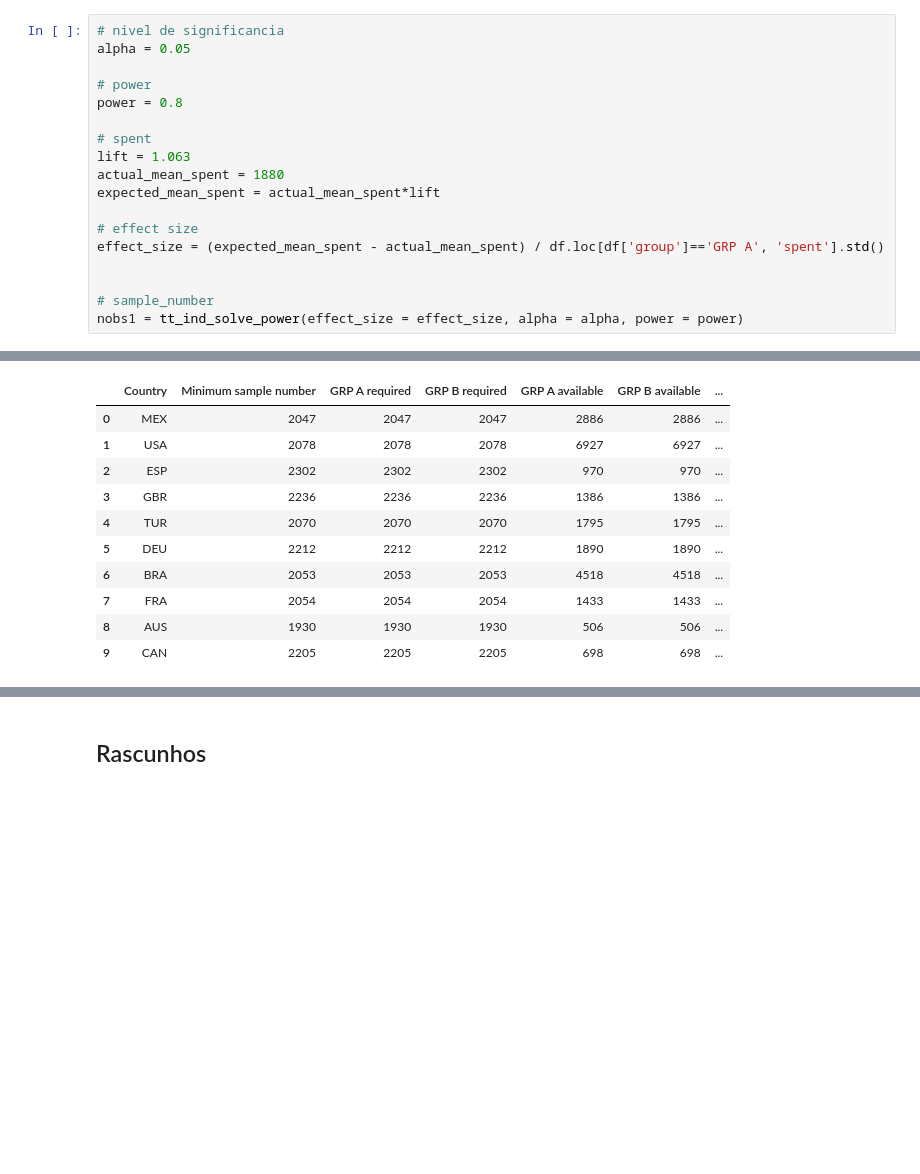
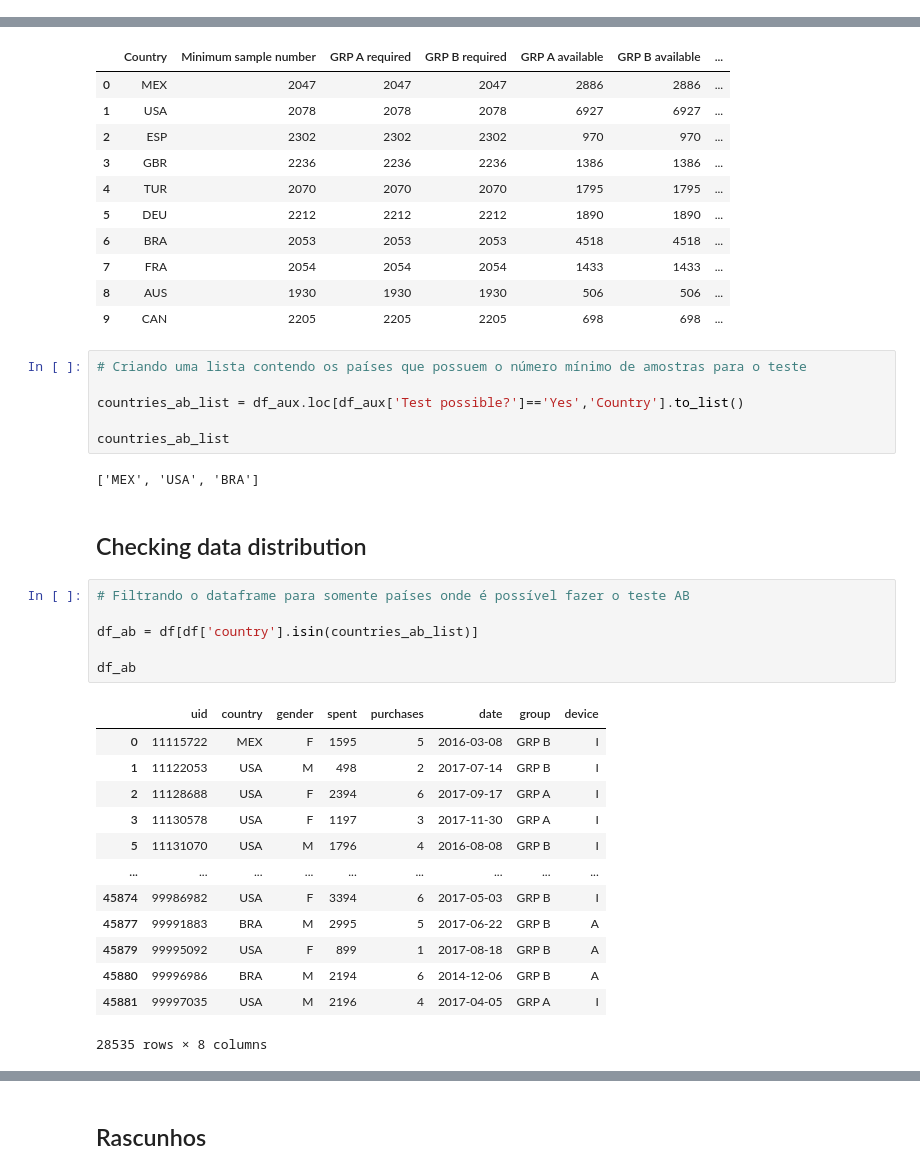
Before and after one commit to GustavoHBDuarte/AB_testing, a Jupyter notebook: A_B_testing.ipynb, the cells around one changed output, grey strips where cells are left out. Cells and saved outputs as stored; diff of their text form; blank space fills up the shorter version.

```diff
--- a/A_B_testing.ipynb
+++ b/A_B_testing.ipynb
@@ -180,18 +181,0 @@ Name: country, dtype: float64
-# %%
-# nivel de significancia
-alpha = 0.05
-
-# power
-power = 0.8
-
-# spent
-lift = 1.063
-actual_mean_spent = 1880
-expected_mean_spent = actual_mean_spent*lift
-
-# effect size
-effect_size = (expected_mean_spent - actual_mean_spent) / df.loc[df['group']=='GRP A', 'spent'].std()
-
-
-# sample_number
-nobs1 = tt_ind_solve_power(effect_size = effect_size, alpha = alpha, power = power)
@@ -275,3 +261,33 @@ df_aux
 | 7 | FRA | 2054 | 2054 | 2054 | 1433 | 1433 | ... |
 | 8 | AUS | 1930 | 1930 | 1930 | 506 | 506 | ... |
 | 9 | CAN | 2205 | 2205 | 2205 | 698 | 698 | ... |
+# %%
+# Criando uma lista contendo os países que possuem o número mínimo de amostras para o teste
+
+countries_ab_list = df_aux.loc[df_aux['Test possible?']=='Yes','Country'].to_list()
+
+countries_ab_list
+# %% [output]
+['MEX', 'USA', 'BRA']
+# %% [markdown]
+## Checking data distribution
+# %%
+# Filtrando o dataframe para somente países onde é possível fazer o teste AB
+
+df_ab = df[df['country'].isin(countries_ab_list)]
+
+df_ab
+# %% [output]
+|  | uid | country | gender | spent | purchases | date | group | device |
+| 0 | 11115722 | MEX | F | 1595 | 5 | 2016-03-08 | GRP B | I |
+| 1 | 11122053 | USA | M | 498 | 2 | 2017-07-14 | GRP B | I |
+| 2 | 11128688 | USA | F | 2394 | 6 | 2017-09-17 | GRP A | I |
+| 3 | 11130578 | USA | F | 1197 | 3 | 2017-11-30 | GRP A | I |
+| 5 | 11131070 | USA | M | 1796 | 4 | 2016-08-08 | GRP B | I |
+| ... | ... | ... | ... | ... | ... | ... | ... | ... |
+| 45874 | 99986982 | USA | F | 3394 | 6 | 2017-05-03 | GRP B | I |
+| 45877 | 99991883 | BRA | M | 2995 | 5 | 2017-06-22 | GRP B | A |
+| 45879 | 99995092 | USA | F | 899 | 1 | 2017-08-18 | GRP B | A |
+| 45880 | 99996986 | BRA | M | 2194 | 6 | 2014-12-06 | GRP B | A |
+| 45881 | 99997035 | USA | M | 2196 | 4 | 2017-04-05 | GRP A | I |
+28535 rows × 8 columns
```
Also changed, not shown: parts of 16 cells of this notebook.
